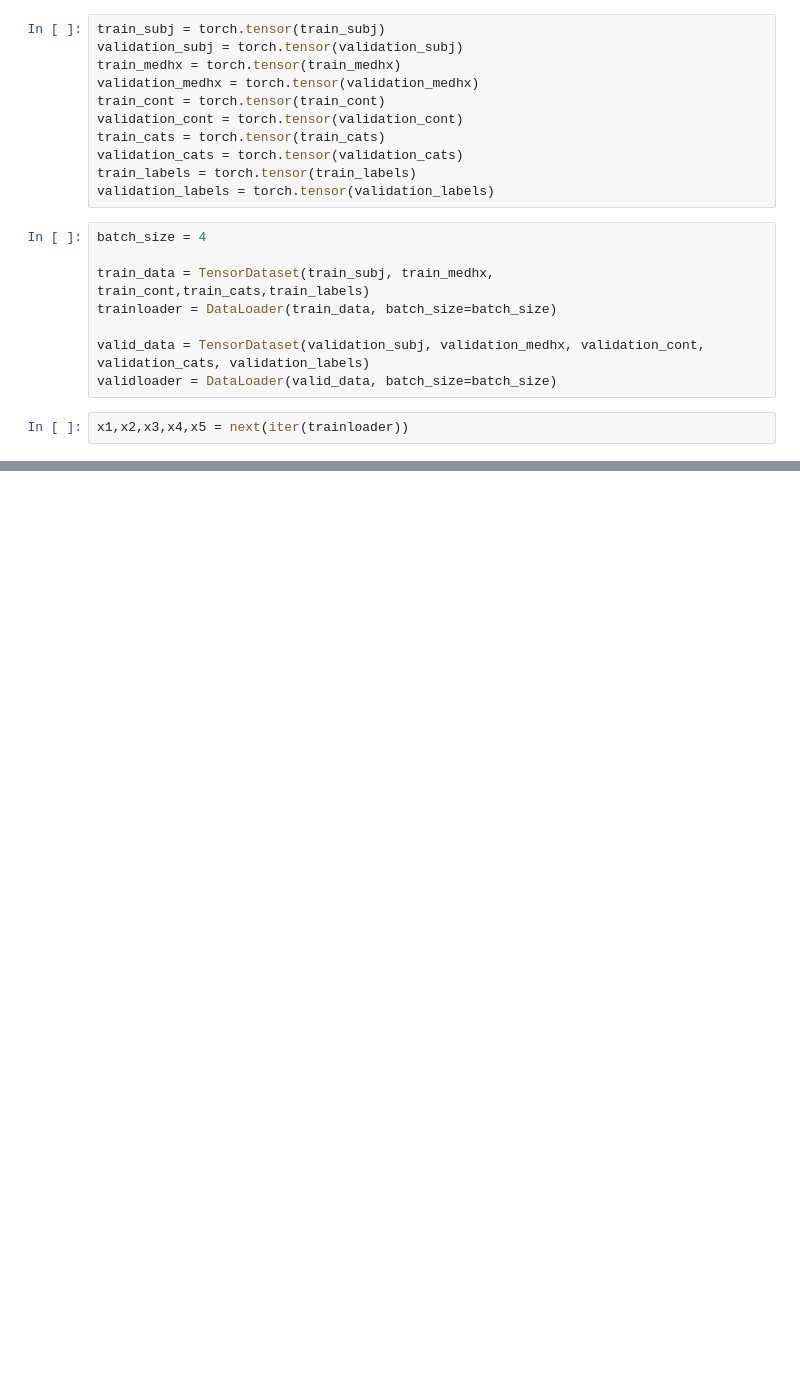
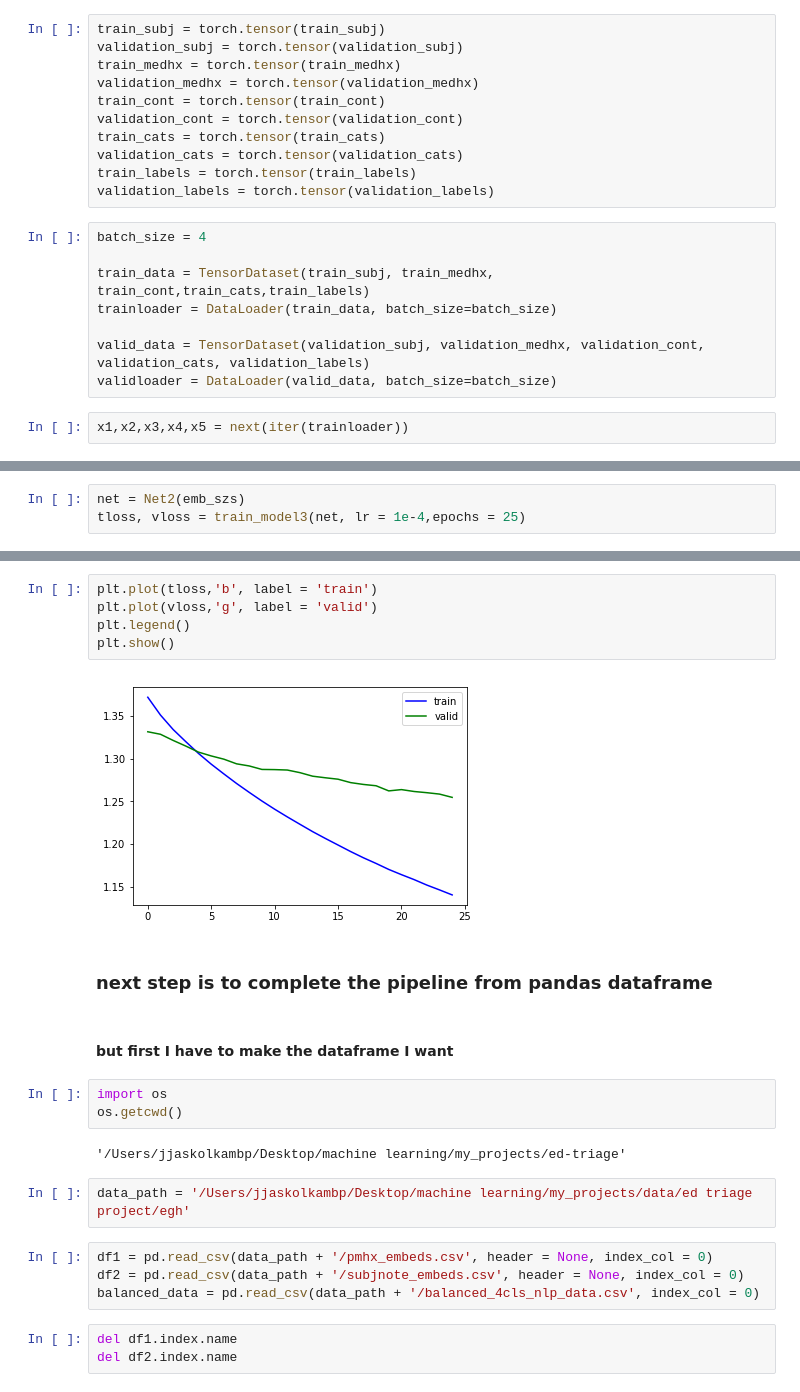
Before and after one commit to Jaskolk/ed-triage, a Jupyter notebook: complex_linear_classifier.ipynb, the cells around one changed output, grey strips where cells are left out. Drawn from its saved outputs; the diff is of its cells as text; blank space fills up the shorter version.

```diff
--- a/complex_linear_classifier.ipynb
+++ b/complex_linear_classifier.ipynb
@@ -598,0 +668,3 @@ plt.plot(cum_loss)
+# %%
+net = Net2(emb_szs)
+tloss, vloss = train_model3(net, lr = 1e-4,epochs = 25)
@@ -598,0 +689,25 @@ plt.plot(cum_loss)
+# %%
+plt.plot(tloss,'b', label = 'train')
+plt.plot(vloss,'g', label = 'valid')
+plt.legend()
+plt.show()
+# %% [output]
+[figure, added]
+# %% [markdown]
+### next step is to complete the pipeline from pandas dataframe
+# %% [markdown]
+#### but first I have to make the dataframe I want
+# %%
+import os
+os.getcwd()
+# %% [output]
+'/Users/jjaskolkambp/Desktop/machine learning/my_projects/ed-triage'
+# %%
+data_path = '/Users/jjaskolkambp/Desktop/machine learning/my_projects/data/ed triage project/egh'
+# %%
+df1 = pd.read_csv(data_path + '/pmhx_embeds.csv', header = None, index_col = 0)
+df2 = pd.read_csv(data_path + '/subjnote_embeds.csv', header = None, index_col = 0)
+balanced_data = pd.read_csv(data_path + '/balanced_4cls_nlp_data.csv', index_col = 0)
+# %%
+del df1.index.name
+del df2.index.name
```
Also changed, not shown: parts of 72 cells of this notebook, 1 other file.
